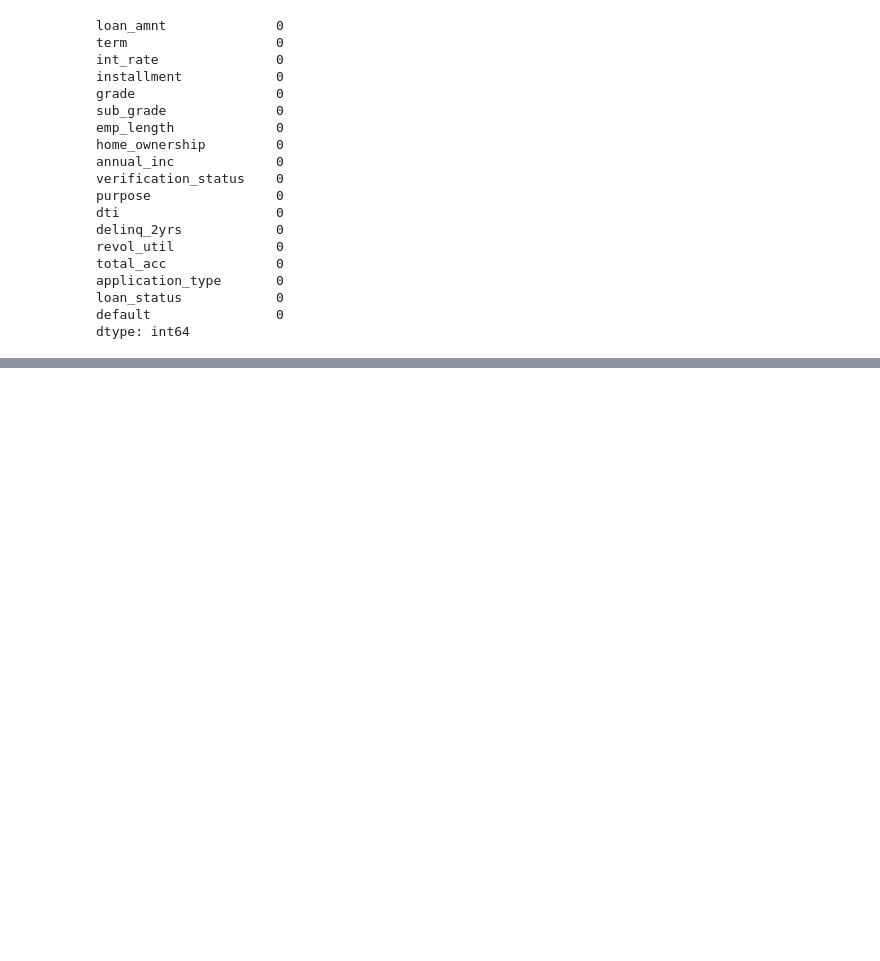
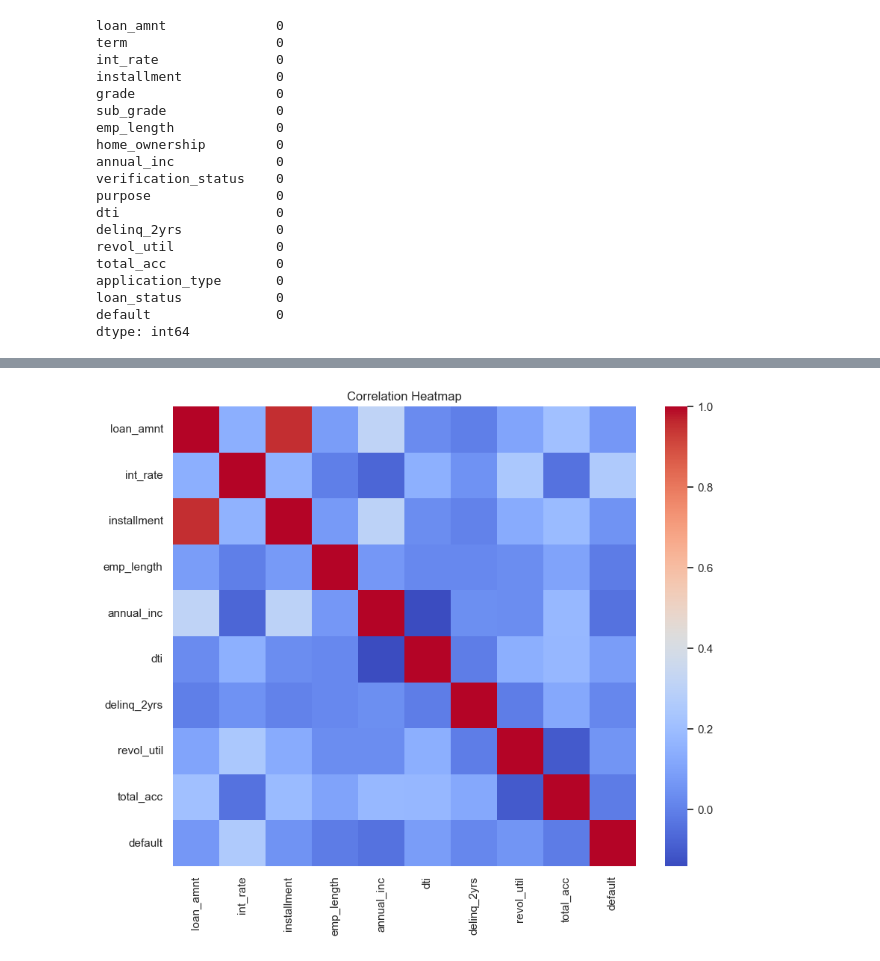
Before and after one commit to roshitha-nair/loan-default-risk-analysis, a Jupyter notebook: notebooks/loan_default_analysis.ipynb, the cells around one changed output, grey strips where cells are left out. Saved outputs shown, nothing was run; the diff lists cells and outputs as text; code cells hidden in the pictures; blank space fills up the shorter version.

```diff
--- a/notebooks/loan_default_analysis.ipynb
+++ b/notebooks/loan_default_analysis.ipynb
@@ -343,0 +454,13 @@ dtype: int64
+# %%
+# Stage 5 — Exploratory Data Analysis (EDA): Step-4
+# Correlation heatmap
+plt.figure(figsize=(10,8))
+
+numeric_df = df.select_dtypes(include=['int64', 'float64'])
+
+sns.heatmap(numeric_df.corr(), cmap='coolwarm')
+
+plt.title("Correlation Heatmap")
+plt.show()
+# %% [output]
+[figure, added]
```
Also changed, not shown: parts of 8 cells of this notebook.
